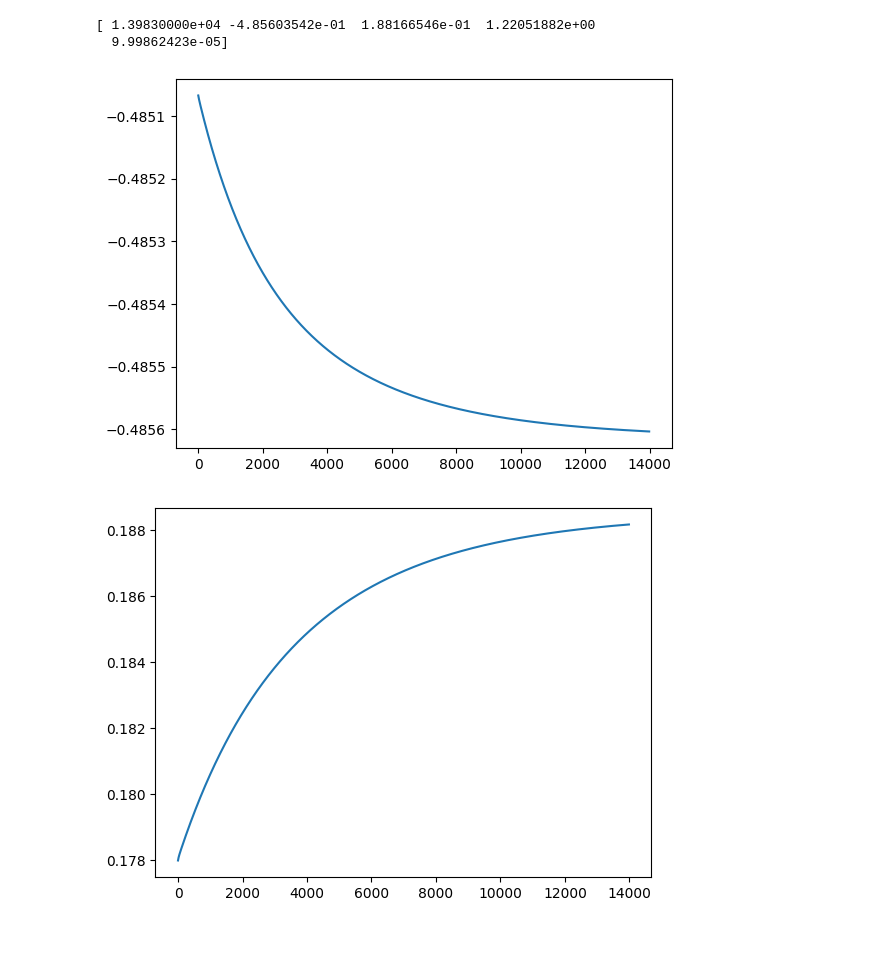
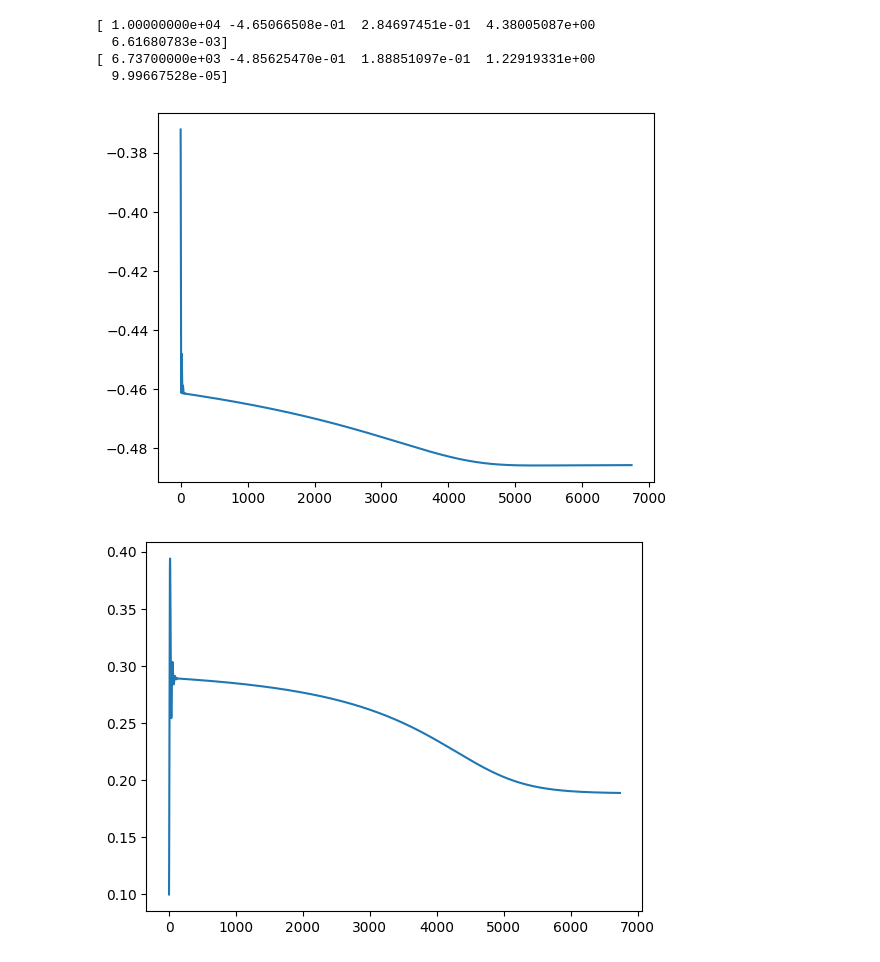
Before and after one commit to Blu3P34/Computational-Physics, a Jupyter notebook: Approximation for Hydrogen atom/Hydrogen.ipynb, the cells around one changed output. Drawn from its saved outputs; the diff is of its cells as text; code cells hidden in the pictures.

```diff
--- a/Approximation for Hydrogen atom/Hydrogen.ipynb
+++ b/Approximation for Hydrogen atom/Hydrogen.ipynb
@@ -85,16 +85,31 @@ def gradient_descent1(a0,step_size,limit) :
         data = np.append(data,[[i],[Hydrogen1(a0,0)],[a0],[gradient]], axis = 1)
     return data
 
+def momentum_gd1(a0,step_size,limit) :
+    gradient = (Hydrogen1(a0+0.00001,0) - Hydrogen1(a0,0))/0.00001
+    v = 0
+    i = 0
+    data = np.array([[i],[Hydrogen1(a0,0)],[a0],[gradient]])
+    while i < limit and np.abs(gradient) > 0.00001:
+        v = step_size*gradient + 0.9*v
+        a0 = a0 - v
+        i += 1
+        gradient = (Hydrogen1(a0+0.00001,0) - Hydrogen1(a0,0))/0.00001
+        data = np.append(data,[[i],[Hydrogen1(a0,0)],[a0],[gradient]], axis = 1)
+    return data
+
 test1 = gradient_descent1(0.1,0.01,1000)
-test2 = gradient_descent1(5,0.01,1000)
-test3 = gradient_descent1(0.28,0.00001,1000)
+test12= gradient_descent1(10,0.01,1000)
+test2 = momentum_gd1(0.1,0.01,1000)
+test22 = momentum_gd1(10,0.01,1000)
 
 for ele in range(1,4) :
     plt.figure(ele)
-    plt.plot(test1[0,:],test1[ele,:])
+    plt.plot(test22[0,:],test22[ele,:])
 
 print(test1[:,-1])
+print(test12[:,-1])
 print(test2[:,-1])
-print(test3[:,-1])
+print(test22[:,-1])
 # %% [output]
 [ 3.83000000e+02 -4.24413181e-01  2.82933421e-01 -9.80666104e-06]
@@ -106,24 +122,42 @@ print(test3[:,-1])
 # %%
 def gradient_descent2(a0,a1,step_size,limit) :
     gradient = np.array([[Hydrogen2(a0+step_size,a1,0) - Hydrogen2(a0,a1,0)], [Hydrogen2(a0,a1+step_size,0) - Hydrogen2(a0,a1,0)]])/step_size
     i = 0
     data = np.array([[i],[Hydrogen2(a0,a1,0)],[a0],[a1],[np.linalg.norm(gradient)]])
     while i < limit and np.linalg.norm(gradient) > 0.0001:
         a0 = a0 - step_size*gradient[0,0]
         a1 = a1 - step_size*gradient[1,0]
         i += 1
         gradient = np.array([[Hydrogen2(a0+step_size,a1,0) - Hydrogen2(a0,a1,0)], [Hydrogen2(a0,a1+step_size,0) - Hydrogen2(a0,a1,0)]])/step_size
         data = np.append(data,[[i],[Hydrogen2(a0,a1,0)],[a0],[a1],[np.linalg.norm(gradient)]], axis = 1)
     return data
 
-test1 = gradient_descent2(0.178,1.1,0.01,16000)
+def momentum_gd2(a0,a1,step_size,limit) :
+    gradient = np.array([[Hydrogen2(a0+step_size,a1,0) - Hydrogen2(a0,a1,0)], [Hydrogen2(a0,a1+step_size,0) - Hydrogen2(a0,a1,0)]])/step_size
+    v = np.zeros((2,1))
+    i = 0
+    data = np.array([[i],[Hydrogen2(a0,a1,0)],[a0],[a1],[np.linalg.norm(gradient)]])
+    while i < limit and np.linalg.norm(gradient) > 0.0001:
+        v = step_size*gradient + 0.9*v
+        a0 = a0 - v[0,0]
+        a1 = a1 - v[1,0]
+        i += 1
+        gradient = np.array([[Hydrogen2(a0+step_size,a1,0) - Hydrogen2(a0,a1,0)], [Hydrogen2(a0,a1+step_size,0) - Hydrogen2(a0,a1,0)]])/step_size
+        data = np.append(data,[[i],[Hydrogen2(a0,a1,0)],[a0],[a1],[np.linalg.norm(gradient)]], axis = 1)
+    return data
+
+test1 = gradient_descent2(0.1,5,0.01,10000)
+test2 = momentum_gd2(0.1,5,0.01,10000)
 for ele in range(1,5) :
     plt.figure(ele)
-    plt.plot(test1[0,:],test1[ele,:])
+    plt.plot(test2[0,:],test2[ele,:])
 
 print(test1[:,-1])
+print(test2[:,-1])
 # %% [output]
-[ 1.39830000e+04 -4.85603542e-01  1.88166546e-01  1.22051882e+00
-  9.99862423e-05]
+[ 1.00000000e+04 -4.65066508e-01  2.84697451e-01  4.38005087e+00
+  6.61680783e-03]
+[ 6.73700000e+03 -4.85625470e-01  1.88851097e-01  1.22919331e+00
+  9.99667528e-05]
-[figure, old version]
+[figure, new version]
-[figure, old version]
+[figure, new version]
```
Also changed, not shown: parts of 3 cells of this notebook.
